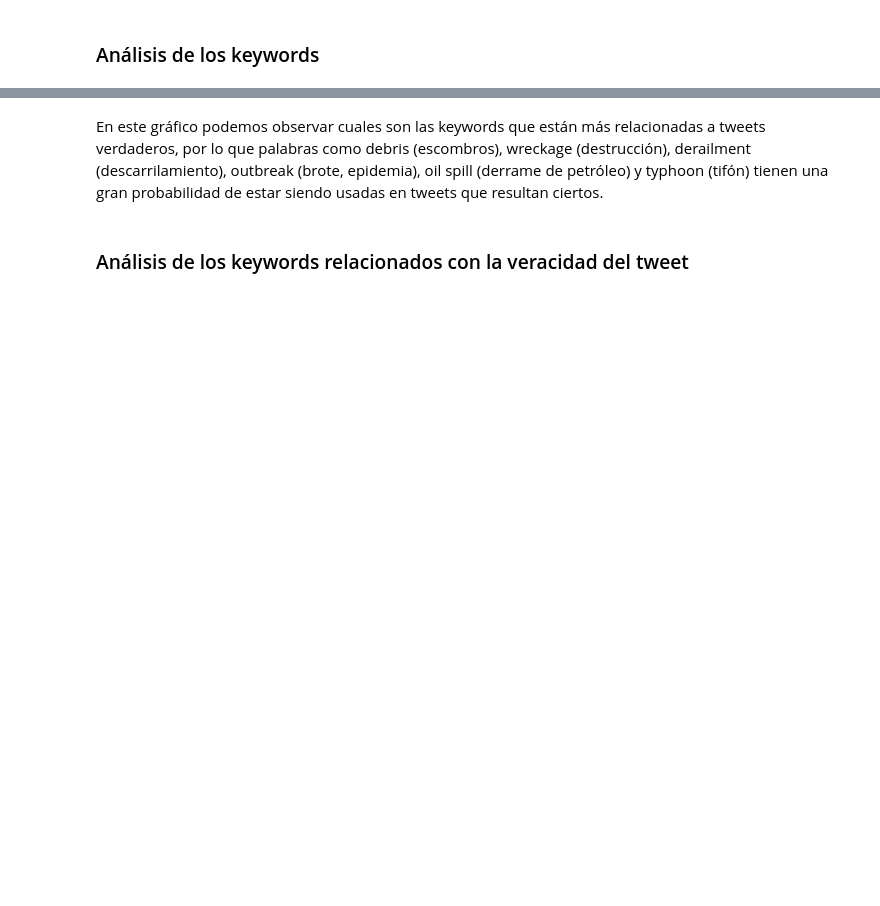
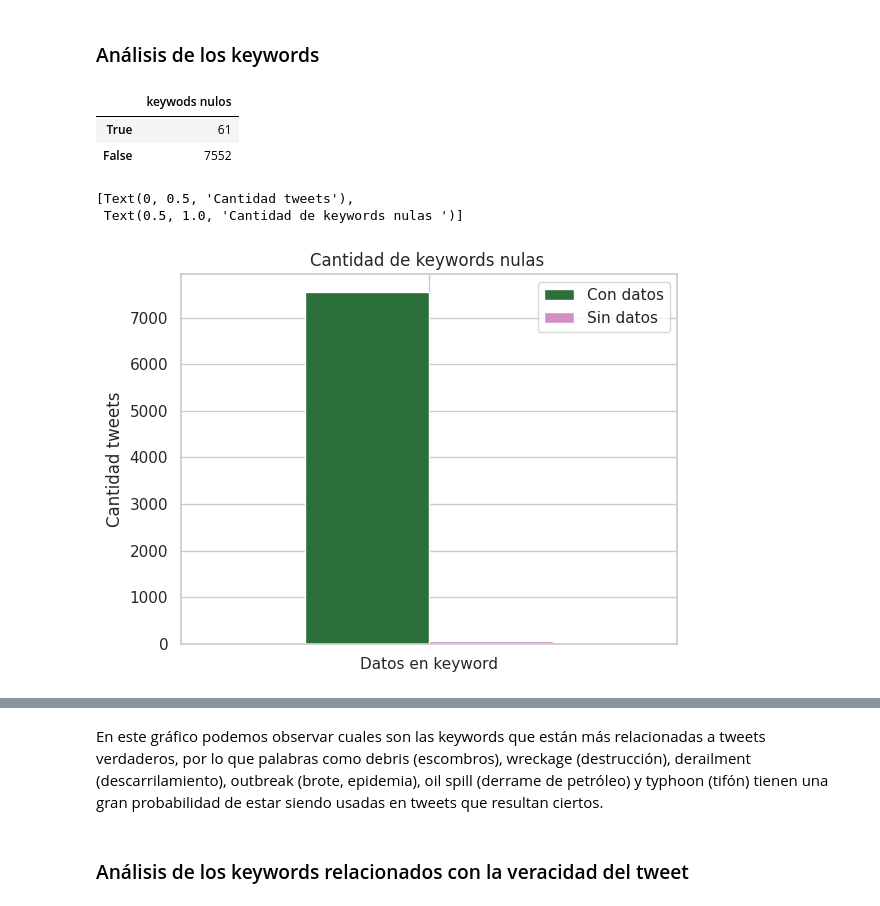
Before and after one commit to vnbarr/75.06-Datos, a Jupyter notebook: notebooks/TP1.ipynb, the cells around one changed output, grey strips where cells are left out. Drawn from its saved outputs; the diff is of its cells as text; code cells hidden in the pictures; blank space fills up the shorter version.

Commit message:
Agrego contabilizador nulos en keywords y locations

```diff
--- a/notebooks/TP1.ipynb
+++ b/notebooks/TP1.ipynb
@@ -400,5 +497,24 @@ plot_tweets_numbers.legend(loc='upper left', title='¿Tweets con números?')
 # %% [markdown]
 ### Análisis de los keywords
+# %%
+
+keywords_null = (tweets['keyword'].isnull()).value_counts().iloc[::-1]
+keywords_null = keywords_null.to_frame()
+#Keywords nulas = True
+keywords_null.rename(columns={"keyword":"keywods nulos"})
+# %% [output]
+|  | keywods nulos |
+| True | 61 |
+| False | 7552 |
+# %%
+keywords_null = keywords_null.rename(columns={'keyword': 'Datos en keyword'}, index={True: 'Sin datos',False:'Con datos'})
+keywords_null = pd.pivot_table(keywords_null, values='Datos en keyword',columns=['Sin datos','Con datos'])
+g = keywords_null.plot.bar(rot = 0,cmap=cubehelix_map,use_index =True)
+g.set(title = 'Cantidad de keywords nulas ',ylabel='Cantidad tweets')
+# %% [output]
+[Text(0, 0.5, 'Cantidad tweets'),
+ Text(0.5, 1.0, 'Cantidad de keywords nulas ')]
+[figure, added]
 # %%
 # Agrupo por keyword y cuento la cantidad de apariciones que tienen y el promedio del target para sacar una suerte de "probabilidad de catastrofe"
 probability = tweets.groupby('keywords').agg({'target':'mean'}).rename(columns={'target':'Probabilidad de Catastrofe'})
```
Also changed, not shown: parts of 32 cells of this notebook.
